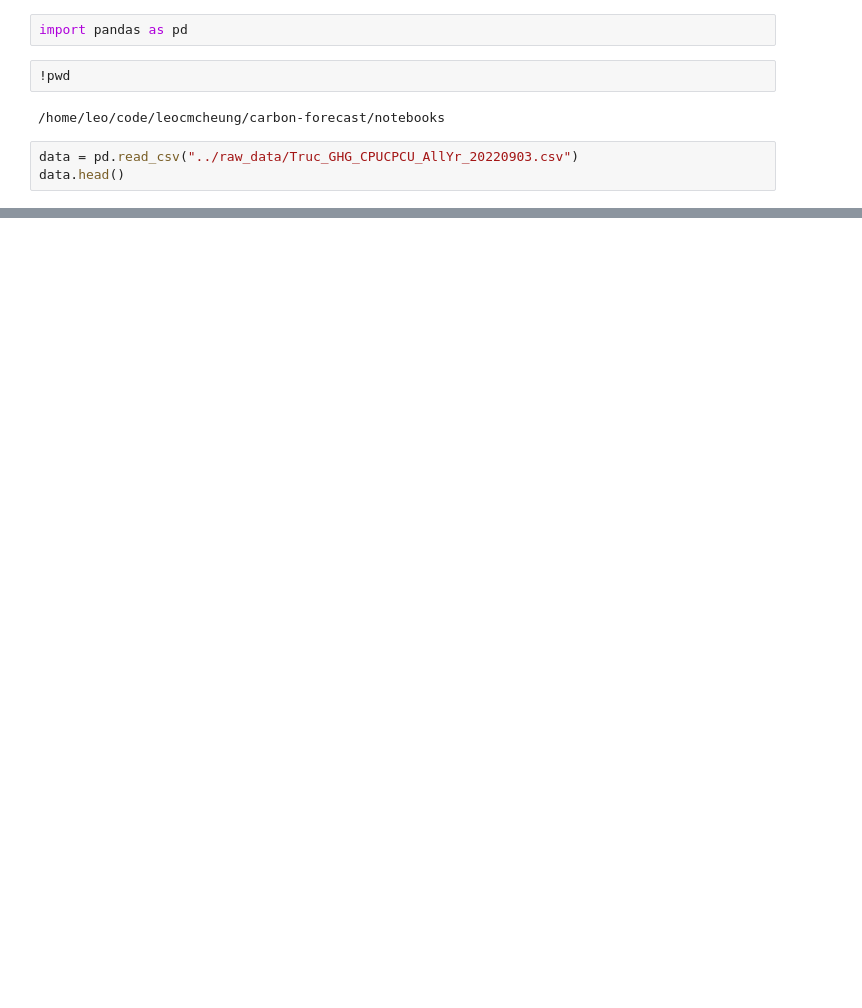
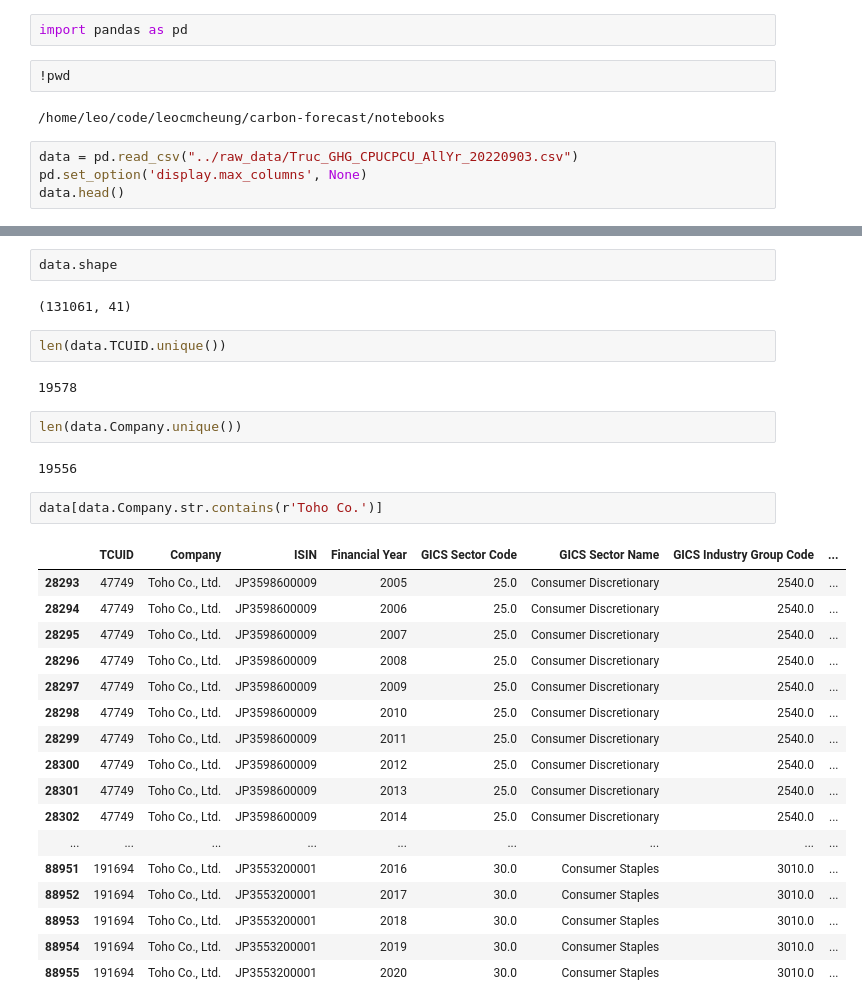
Before and after one commit to leocmcheung/carbon-forecast, a Jupyter notebook: notebooks/leo-scrap.ipynb, the cells around one changed output, grey strips where cells are left out. Saved outputs shown, nothing was run; the diff lists cells and outputs as text; blank space fills up the shorter version.

```diff
--- a/notebooks/leo-scrap.ipynb
+++ b/notebooks/leo-scrap.ipynb
@@ -6,6 +6,7 @@ import pandas as pd
 /home/leo/code/leocmcheung/carbon-forecast/notebooks
 # %%
 data = pd.read_csv("../raw_data/Truc_GHG_CPUCPCU_AllYr_20220903.csv")
+pd.set_option('display.max_columns', None)
 data.head()
 # %% [output]
 |  | TCUID | Company | ISIN | Financial Year | GICS Sector Code | GICS Sector Name | GICS Industry Group Code | ... |
@@ -18 +38,33 @@ data.head()
+# %%
+data.shape
+# %% [output]
+(131061, 41)
+# %%
+len(data.TCUID.unique())
+# %% [output]
+19578
+# %%
+len(data.Company.unique())
+# %% [output]
+19556
+# %%
+data[data.Company.str.contains(r'Toho Co.')]
+# %% [output]
+|  | TCUID | Company | ISIN | Financial Year | GICS Sector Code | GICS Sector Name | GICS Industry Group Code | ... |
+| 28293 | 47749 | Toho Co., Ltd. | JP3598600009 | 2005 | 25.0 | Consumer Discretionary | 2540.0 | ... |
+| 28294 | 47749 | Toho Co., Ltd. | JP3598600009 | 2006 | 25.0 | Consumer Discretionary | 2540.0 | ... |
+| 28295 | 47749 | Toho Co., Ltd. | JP3598600009 | 2007 | 25.0 | Consumer Discretionary | 2540.0 | ... |
+| 28296 | 47749 | Toho Co., Ltd. | JP3598600009 | 2008 | 25.0 | Consumer Discretionary | 2540.0 | ... |
+| 28297 | 47749 | Toho Co., Ltd. | JP3598600009 | 2009 | 25.0 | Consumer Discretionary | 2540.0 | ... |
+| 28298 | 47749 | Toho Co., Ltd. | JP3598600009 | 2010 | 25.0 | Consumer Discretionary | 2540.0 | ... |
+| 28299 | 47749 | Toho Co., Ltd. | JP3598600009 | 2011 | 25.0 | Consumer Discretionary | 2540.0 | ... |
+| 28300 | 47749 | Toho Co., Ltd. | JP3598600009 | 2012 | 25.0 | Consumer Discretionary | 2540.0 | ... |
+| 28301 | 47749 | Toho Co., Ltd. | JP3598600009 | 2013 | 25.0 | Consumer Discretionary | 2540.0 | ... |
+| 28302 | 47749 | Toho Co., Ltd. | JP3598600009 | 2014 | 25.0 | Consumer Discretionary | 2540.0 | ... |
+| ... | ... | ... | ... | ... | ... | ... | ... | ... |
+| 88951 | 191694 | Toho Co., Ltd. | JP3553200001 | 2016 | 30.0 | Consumer Staples | 3010.0 | ... |
+| 88952 | 191694 | Toho Co., Ltd. | JP3553200001 | 2017 | 30.0 | Consumer Staples | 3010.0 | ... |
+| 88953 | 191694 | Toho Co., Ltd. | JP3553200001 | 2018 | 30.0 | Consumer Staples | 3010.0 | ... |
+| 88954 | 191694 | Toho Co., Ltd. | JP3553200001 | 2019 | 30.0 | Consumer Staples | 3010.0 | ... |
+| 88955 | 191694 | Toho Co., Ltd. | JP3553200001 | 2020 | 30.0 | Consumer Staples | 3010.0 | ... |
 # %%
```
Also changed, not shown: parts of 13 cells of this notebook.
